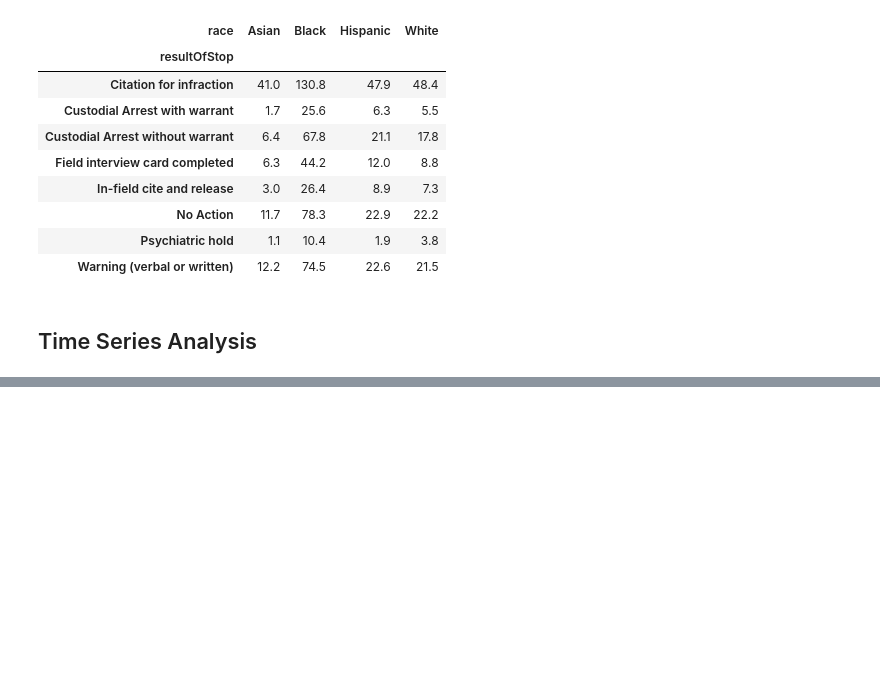
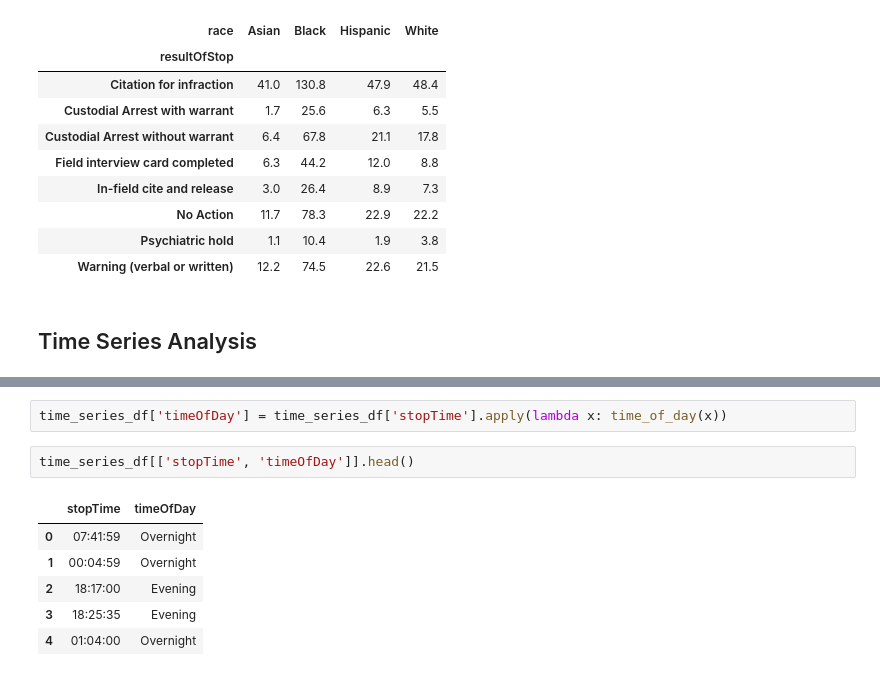
Before and after one commit to tsamba120/Long-Beach-Policing-Analysis, a Jupyter notebook: notebooks/lbpd_eda.ipynb, the cells around one changed output, grey strips where cells are left out. Cells and saved outputs as stored; diff of their text form; blank space fills up the shorter version.

```diff
--- a/notebooks/lbpd_eda.ipynb
+++ b/notebooks/lbpd_eda.ipynb
@@ -287,0 +307,11 @@ cast_res_stop_1000
+# %%
+time_series_df['timeOfDay'] = time_series_df['stopTime'].apply(lambda x: time_of_day(x))
+# %%
+time_series_df[['stopTime', 'timeOfDay']].head()
+# %% [output]
+|  | stopTime | timeOfDay |
+| 0 | 07:41:59 | Overnight |
+| 1 | 00:04:59 | Overnight |
+| 2 | 18:17:00 | Evening |
+| 3 | 18:25:35 | Evening |
+| 4 | 01:04:00 | Overnight |
```
Also changed, not shown: parts of 10 cells of this notebook.
